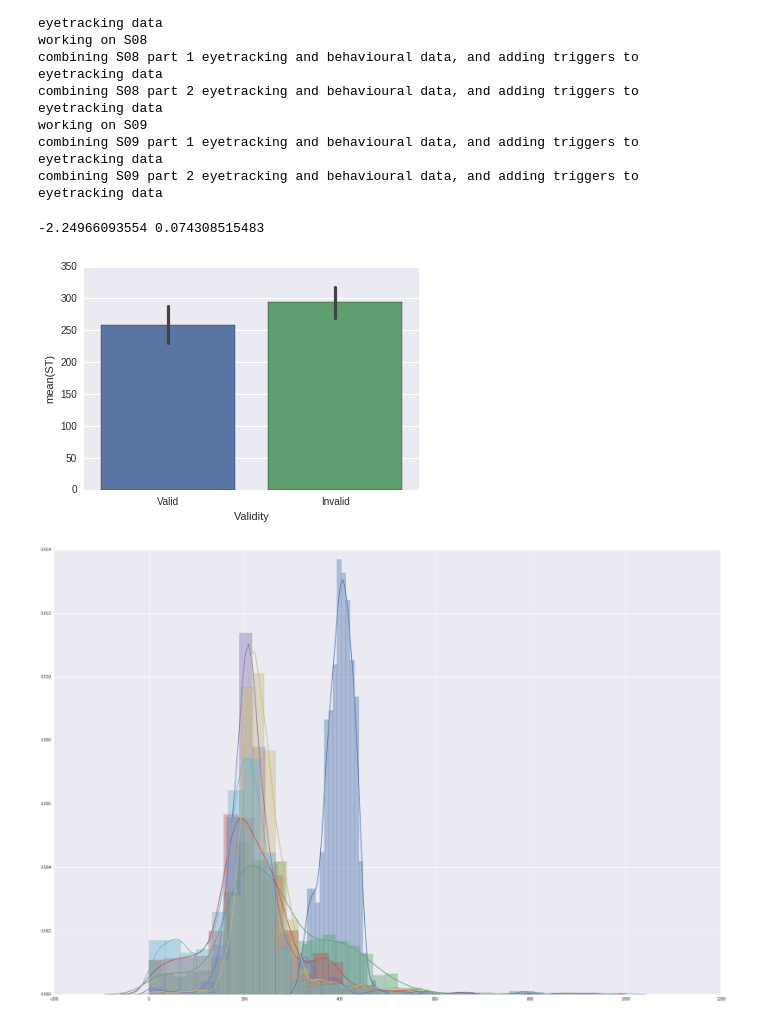
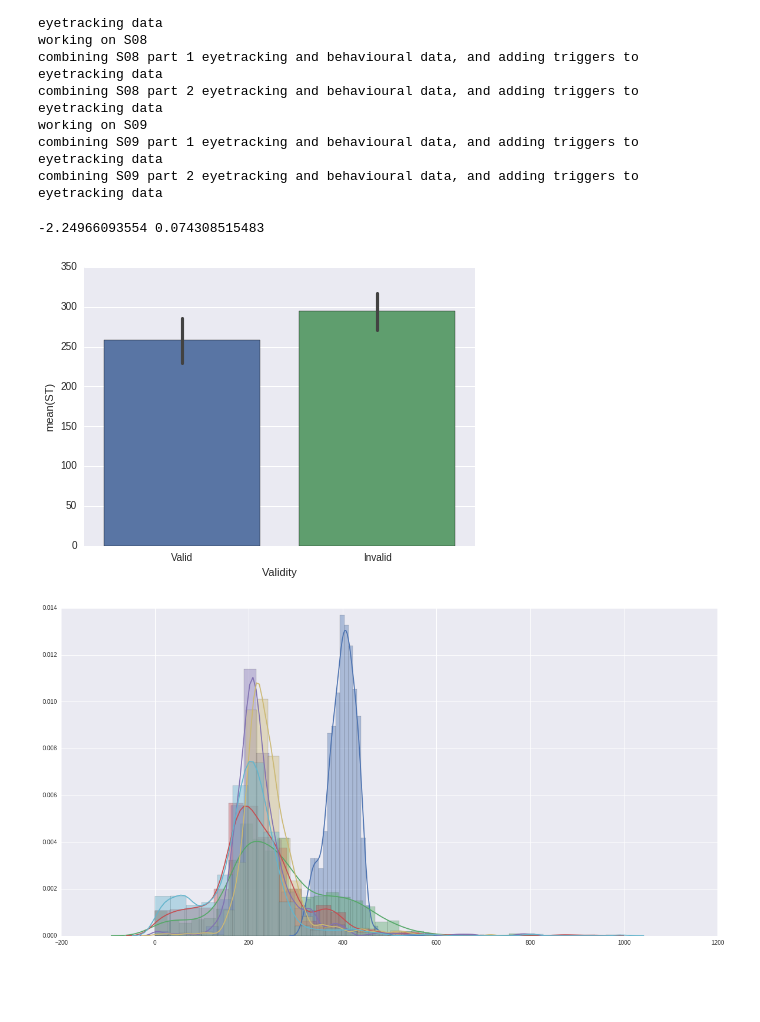
Before and after one commit to Nian-Jingqing/AttentionSaccade, a Jupyter notebook: AttentionSaccade_EyetrackerAnalysis.ipynb, the cells around one changed output. Drawn from its saved outputs; the diff is of its cells as text; code cells hidden in the pictures; blank space fills up the shorter version.

```diff
--- a/AttentionSaccade_EyetrackerAnalysis.ipynb
+++ b/AttentionSaccade_EyetrackerAnalysis.ipynb
@@ -300,22 +301,23 @@ meanvaltimedf.columns = ['ST', 'id', 'Validity']
 meaninvtimedf.columns = ['ST', 'id', 'Validity']
 plotting    = pd.concat([meanvaltimedf, meaninvtimedf]) #meanvaltime and meaninvtime still contain data
 # %%
+plt.rcParams['figure.figsize']=(7,5)
 sns.barplot(x = plotting.Validity, y = plotting.ST, ci = 68)
 #sns.barplot(x = toplot.Validity, y = toplot.ST, ci = toplot.sem)
 #barplot(x=None, y=None, hue=None, data=None, order=None, hue_order=None,
 #        estimator=np.mean, ci=95, n_boot=1000, units=None,
 #        orient=None, color=None, palette=None, saturation=.75,
 #        errcolor=".26", ax=None, **kwargs):
 test = stats.ttest_rel(meanvaltime, meaninvtime)
 print test.statistic, test.pvalue
 # %% [output]
 -2.24966093554 0.074308515483
-[figure, old version]
+[figure, new version]
 # %%
 # valids and invalids contains, for each subject
 #an array of the valid and invalid single trial saccade times (non-NaN)
-plt.rcParams['figure.figsize']=(30,20)
+plt.rcParams['figure.figsize']=(20,10)
 for i in range(len(valids)):
     sns.distplot(valids[i], bins = 30)
 # %% [output]
-[figure, old version]
+[figure, new version]
```
Also changed, not shown: parts of 8 cells of this notebook.
